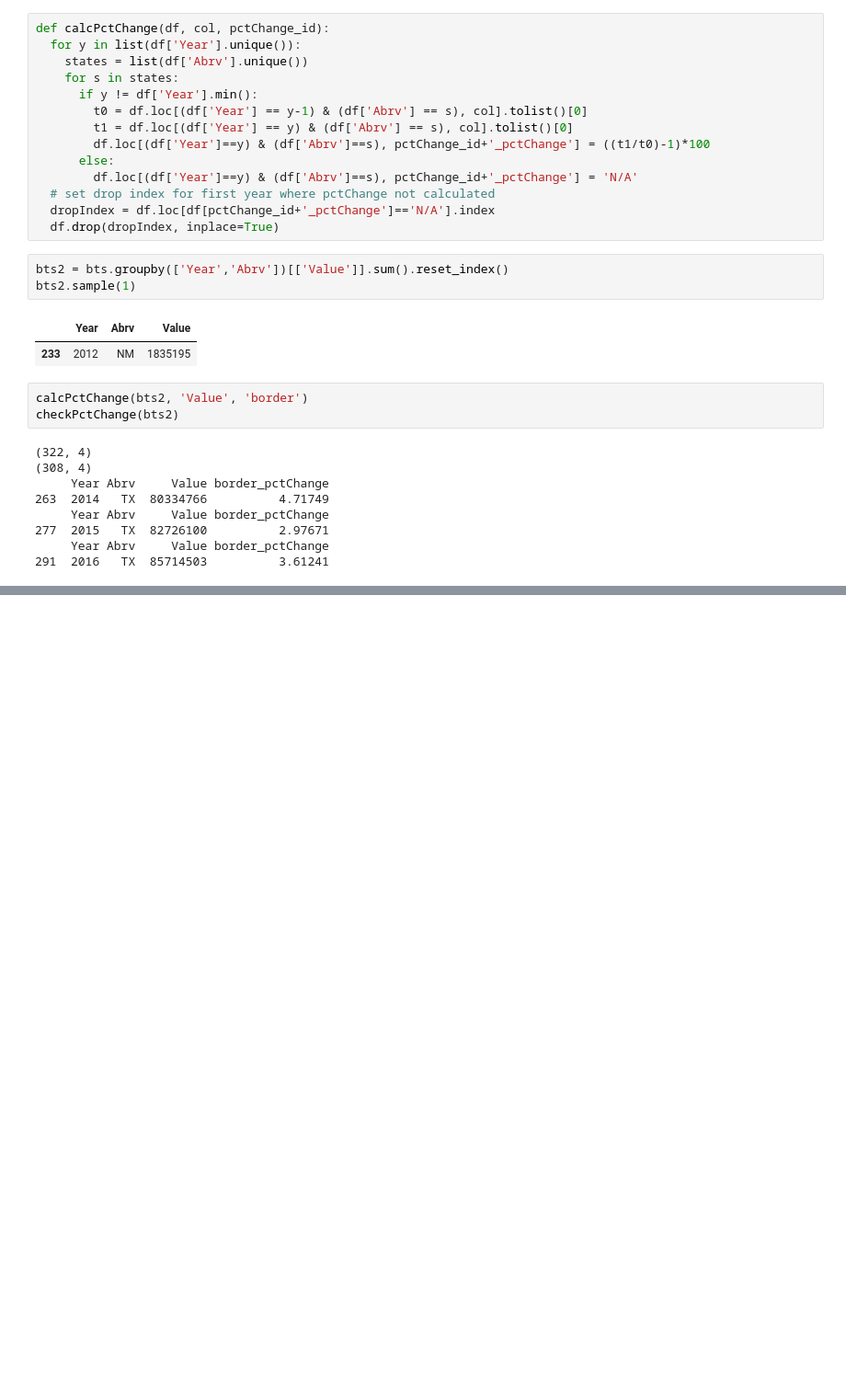
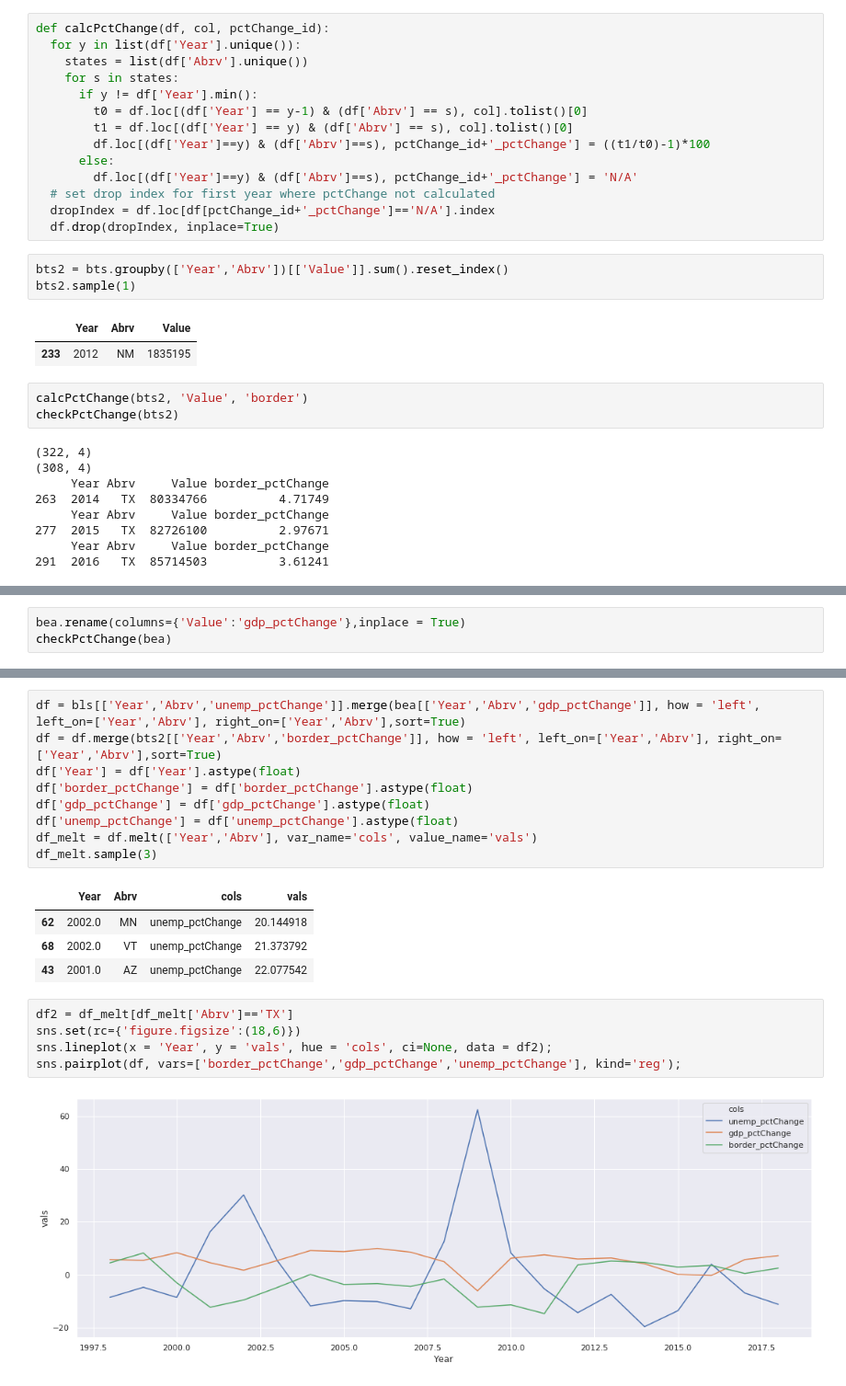
Before and after one commit to maxrgnt/economic-eda-by-state, a Jupyter notebook: EDA2.ipynb, the cells around one changed output, grey strips where cells are left out. Shown at 92% size. Drawn from its saved outputs; the diff is of its cells as text; blank space fills up the shorter version.

```diff
--- a/EDA2.ipynb
+++ b/EDA2.ipynb
@@ -86,0 +78,3 @@ checkPctChange(bea)
+# %%
+bea.rename(columns={'Value':'gdp_pctChange'},inplace = True)
+checkPctChange(bea)
@@ -96,3 +97,24 @@ checkPctChange(bls)
 277  Texas  2015   TX          0.046521   0.637932        -13.4719
      State  Year Abrv  UnemploymentRate  LaborRate unemp_pctChange
 291  Texas  2016   TX          0.048399   0.637718         4.03763
+# %%
+df = bls[['Year','Abrv','unemp_pctChange']].merge(bea[['Year','Abrv','gdp_pctChange']], how = 'left', left_on=['Year','Abrv'], right_on=['Year','Abrv'],sort=True)
+df = df.merge(bts2[['Year','Abrv','border_pctChange']], how = 'left', left_on=['Year','Abrv'], right_on=['Year','Abrv'],sort=True)
+df['Year'] = df['Year'].astype(float)
+df['border_pctChange'] = df['border_pctChange'].astype(float)
+df['gdp_pctChange'] = df['gdp_pctChange'].astype(float)
+df['unemp_pctChange'] = df['unemp_pctChange'].astype(float)
+df_melt = df.melt(['Year','Abrv'], var_name='cols', value_name='vals')
+df_melt.sample(3)
+# %% [output]
+|  | Year | Abrv | cols | vals |
+| 62 | 2002.0 | MN | unemp_pctChange | 20.144918 |
+| 68 | 2002.0 | VT | unemp_pctChange | 21.373792 |
+| 43 | 2001.0 | AZ | unemp_pctChange | 22.077542 |
+# %%
+df2 = df_melt[df_melt['Abrv']=='TX']
+sns.set(rc={'figure.figsize':(18,6)})
+sns.lineplot(x = 'Year', y = 'vals', hue = 'cols', ci=None, data = df2);
+sns.pairplot(df, vars=['border_pctChange','gdp_pctChange','unemp_pctChange'], kind='reg');
+# %% [output]
+[figure, added]
```
Also changed, not shown: parts of 6 cells of this notebook.
